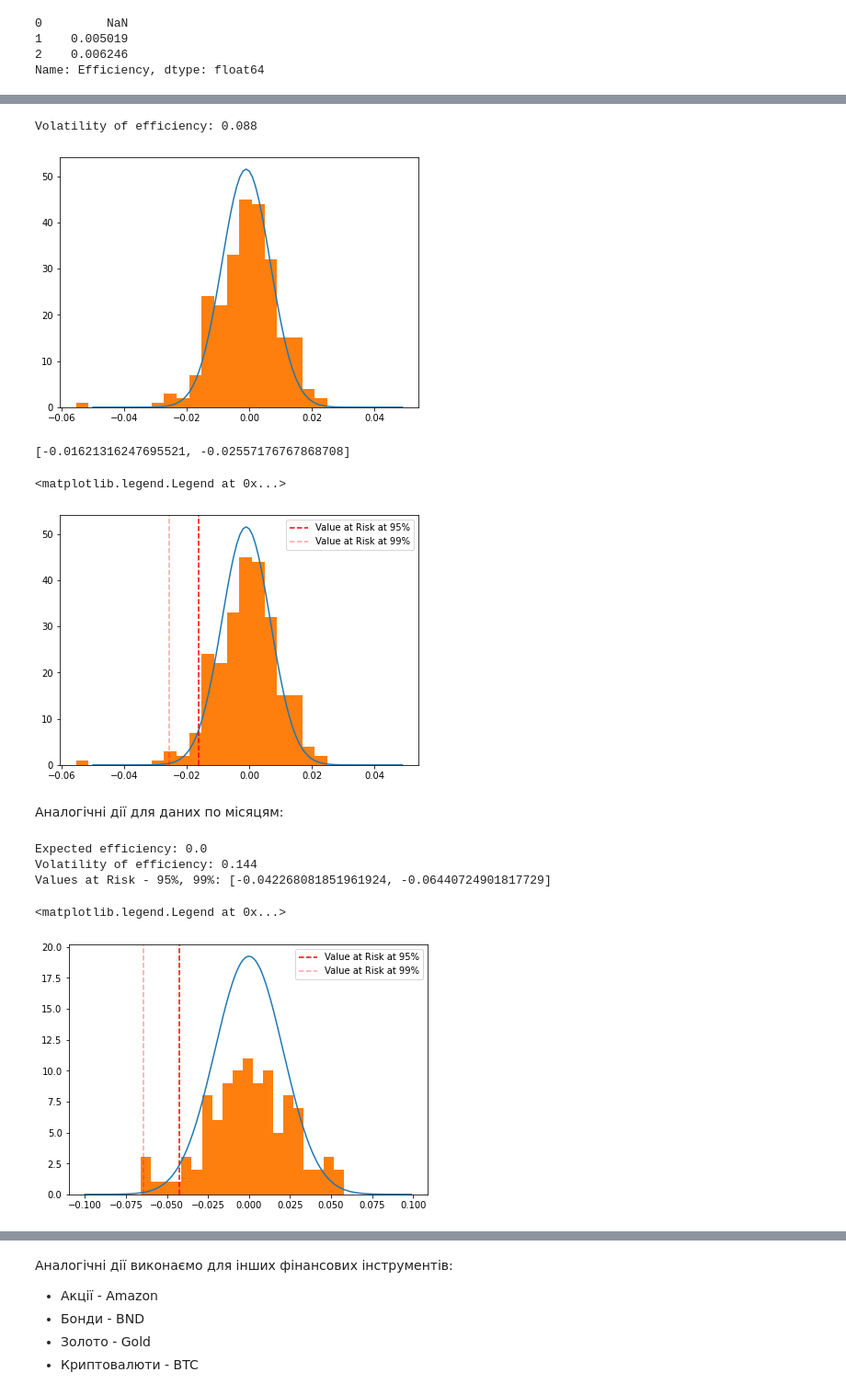
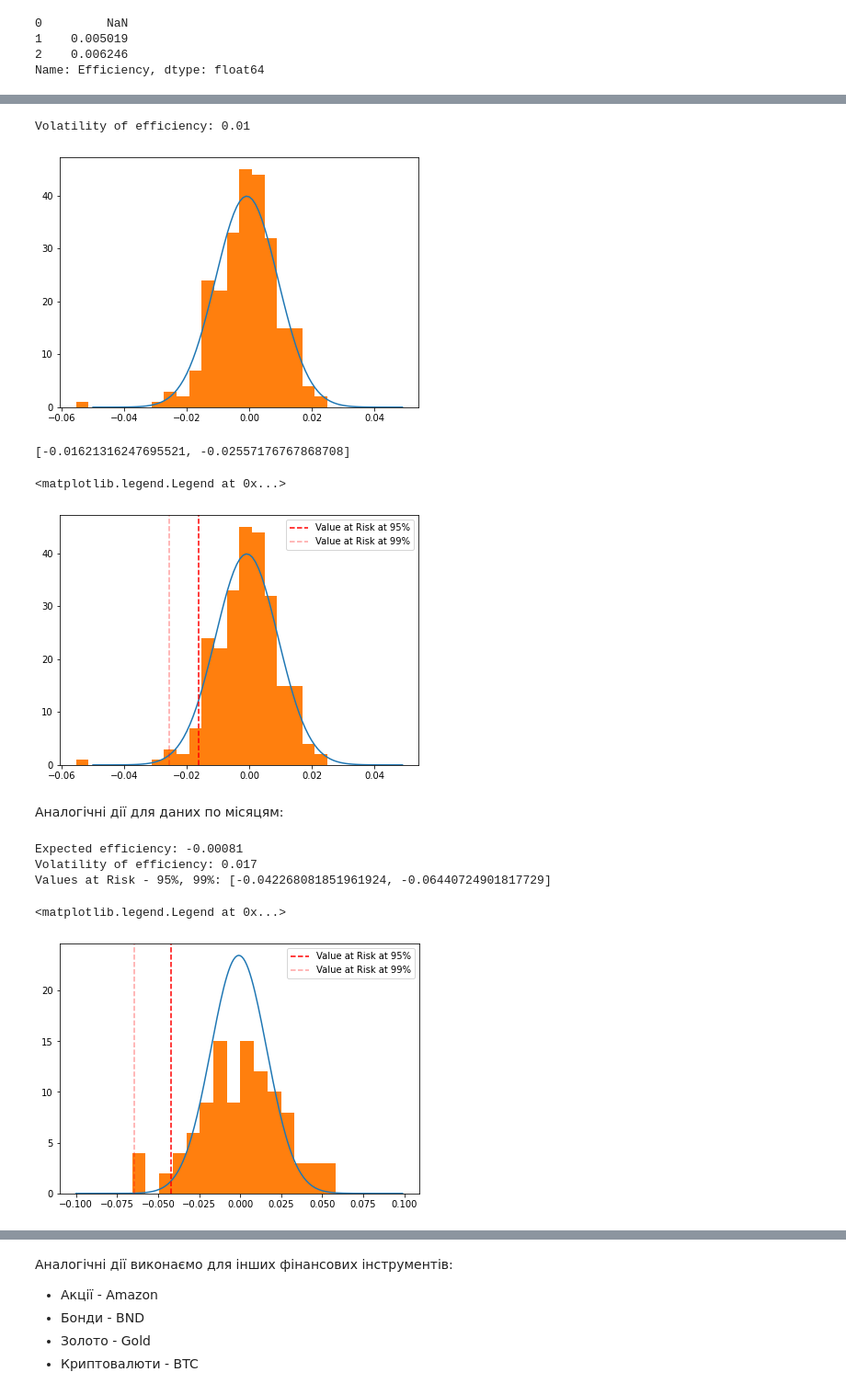
Before and after one commit to vita1pa/fmf_fmfr, a Jupyter notebook: Assignment 1.ipynb, the cells around one changed output, grey strips where cells are left out. Shown at 92% size. Saved outputs shown, nothing was run; the diff lists cells and outputs as text; code cells hidden in the pictures.

```diff
--- a/Assignment 1.ipynb
+++ b/Assignment 1.ipynb
@@ -71,3 +66,7 @@ daily_data['Efficiency'].head(3)
 1    0.005019
 2    0.006246
 Name: Efficiency, dtype: float64
+# %%
+# Параметр N - скільки записів ми маємо в таблиці
+N = len(daily_data['Efficiency'])
+print(N)
@@ -74,5 +75,5 @@ Name: Efficiency, dtype: float64
 # %%
-# Мат. очікування ефективності - просте середнє арифметичне
-expected_efficiency_daily = np.round( daily_data['Efficiency'].mean(), 3)
+# Мат. очікування ефективності - скоректоване середнє арифметичне (з N-1)
+expected_efficiency_daily = np.round( daily_data['Efficiency'].sum() / (N - 1), 5)
 print("Expected efficiency:", expected_efficiency_daily)
 # %% [output]
@@ -80,26 +81,21 @@ Expected efficiency: -0.001
 # %%
 # Розрахуємо волатильність по формулі - для цього від ефективності віднімемо (ефективність) ** 2
 # далі кожне значення в модуль та рахуємо середнє арифметичне
-volatility_daily = np.round (
-                np.sqrt(
-                np.abs(
-                daily_data["Efficiency"] - daily_data["Efficiency"] ** 2).mean()
-                )
-                ,3)
+volatility_daily = np.round(np.sqrt(((daily_data["Efficiency"] - expected_efficiency_daily)**2).sum() / (N - 1)), 3)
 print("Volatility of efficiency:", volatility_daily)
 # %% [output]
-Volatility of efficiency: 0.088
+Volatility of efficiency: 0.01
 # %%
 # Порівняємо гістограму для ефективності з нормальним розподілом...
-# параметри нормального розподілу mu=Е(Ефективність), sigma=(Волатильність)**2
+# параметри нормального розподілу mu=Е(Ефективність), sigma=(Волатильність)
 x_axis = np.arange(-0.05, 0.05, 0.001)
 
 plt.figure(figsize=(7, 5))
-plt.plot(x_axis, norm.pdf(x_axis,expected_efficiency_daily,volatility_daily**2))
+plt.plot(x_axis, norm.pdf(x_axis,expected_efficiency_daily,volatility_daily))
 plt.hist(daily_data['Efficiency'], bins=20)
 plt.show()
 # %% [output]
-[figure, old version]
+[figure, new version]
 # %%
 # Перейдемо до пошуку Value at Risk;
 # Знайдемо для 95% та 99% рівнів значимості:
@@ -114,50 +111,45 @@ print(VaR)
 x_axis = np.arange(-0.05, 0.05, 0.001)
 
 plt.figure(figsize=(7, 5))
-plt.plot(x_axis, norm.pdf(x_axis,expected_efficiency_daily,volatility_daily**2))
+plt.plot(x_axis, norm.pdf(x_axis,expected_efficiency_daily,volatility_daily))
 plt.hist(daily_data['Efficiency'], bins=20)
 for _, interval in enumerate(confidence_intervals):
     plt.axvline(VaR[_], color='r', alpha=1/np.exp(_), linestyle='dashed', label=f"Value at Risk at {interval:.0%}")
 plt.legend()
 # %% [output]
 <matplotlib.legend.Legend at 0x...>
-[figure, old version]
+[figure, new version]
 # %% [markdown]
 Аналогічні дії для даних по місяцям:
 # %%
 # Скомбінуємо всі команди в одну та подивимось фінальний результат:
 weekly_data['Efficiency'] = (weekly_data[column] - weekly_data[column].shift(1)) / weekly_data[column]
 
 
-expected_efficiency_weekly = np.round( weekly_data['Efficiency'].mean(), 3)
-print("Expected efficiency:", expected_efficiency_weekly)
+expected_efficiency_weekly = np.round( daily_data['Efficiency'].sum() / (N - 1), 5)
+print("Expected efficiency:", expected_efficiency_daily)
 
-volatility_weekly = np.round (
-                np.sqrt(
-                    np.abs(
-                        weekly_data["Efficiency"] - weekly_data["Efficiency"] ** 2).mean()
-                        )
-                    , 3)
+volatility_weekly = np.round(np.sqrt(((weekly_data["Efficiency"] - expected_efficiency_weekly)**2).sum() / (N - 1)), 3)
 print("Volatility of efficiency:", volatility_weekly)
 
 
 confidence_intervals = [0.95, 0.99]
 VaR = [np.percentile(weekly_data['Efficiency'][1:], 100 - _ * 100) for _ in confidence_intervals]
 print(f"Values at Risk - 95%, 99%: {VaR}")
 
 x_axis = np.arange(-0.1, 0.1, 0.001)
 plt.figure(figsize=(7, 5))
-plt.plot(x_axis, norm.pdf(x_axis,expected_efficiency_weekly,volatility_weekly**2))
-plt.hist(weekly_data['Efficiency'], bins=20)
+plt.plot(x_axis, norm.pdf(x_axis,expected_efficiency_weekly,volatility_weekly))
+plt.hist(weekly_data['Efficiency'], bins=15)
 for _, interval in enumerate(confidence_intervals):
     plt.axvline(VaR[_], color='r', alpha=1/np.exp(_), linestyle='dashed', label=f"Value at Risk at {interval:.0%}")
 plt.legend()
 # %% [output]
-Expected efficiency: 0.0
-Volatility of efficiency: 0.144
+Expected efficiency: -0.00081
+Volatility of efficiency: 0.017
 Values at Risk - 95%, 99%: [-0.042268081851961924, -0.06440724901817729]
 <matplotlib.legend.Legend at 0x...>
-[figure, old version]
+[figure, new version]
 # %%
 # Таблиця з даними S&P500 для ефективності та волатильності:
 pd.DataFrame(data=[[expected_efficiency_daily, expected_efficiency_weekly],
```
Also changed, not shown: parts of 17 cells of this notebook.
